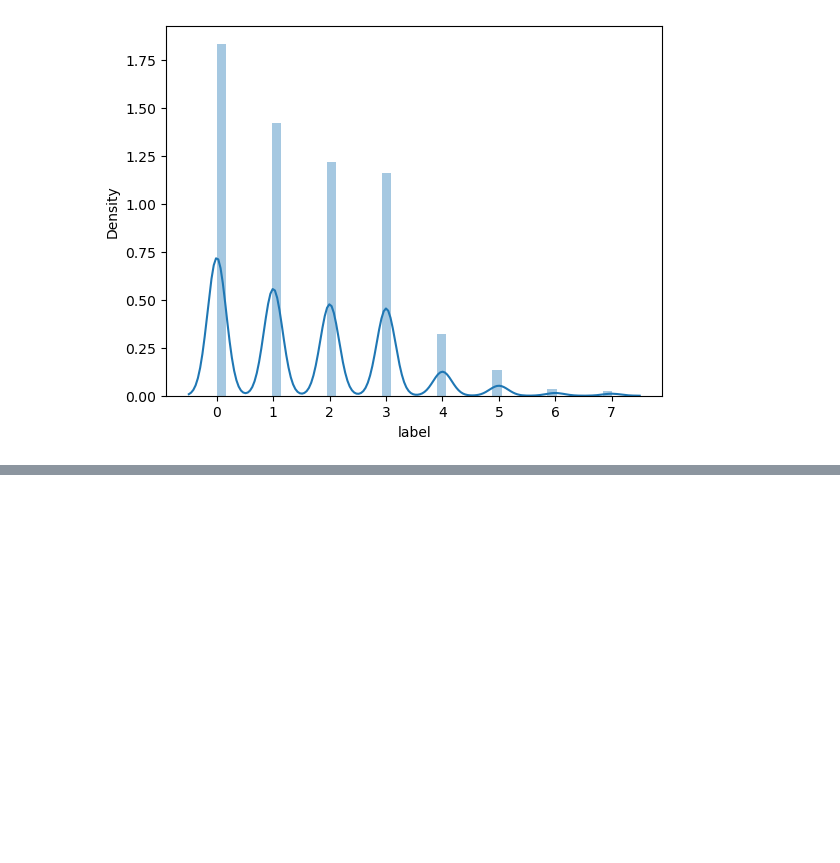
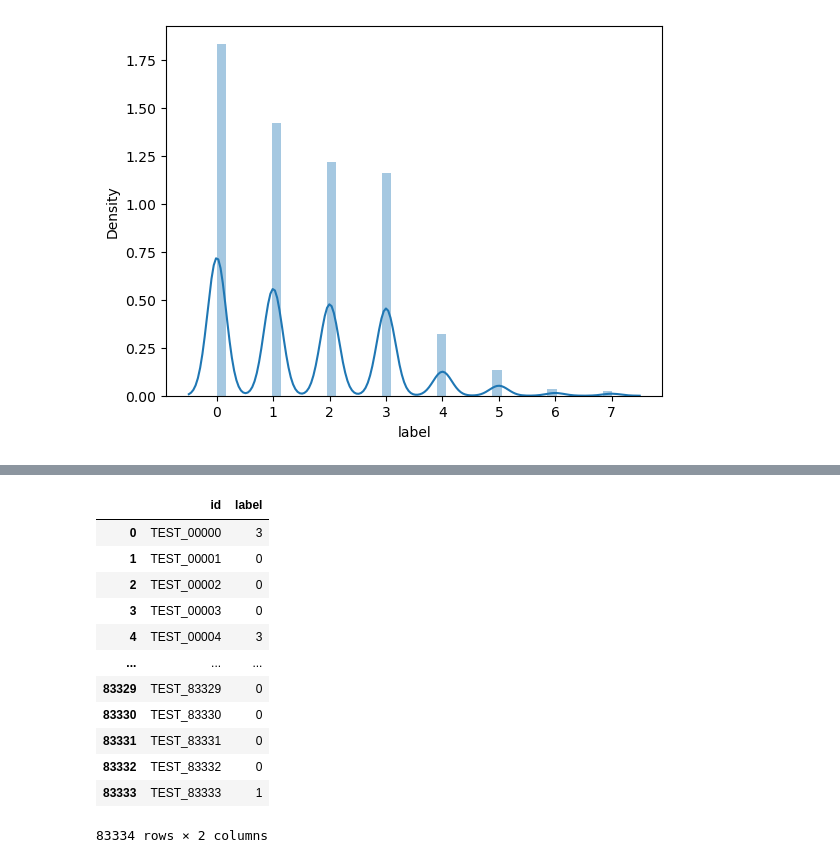
Before and after one commit to jjh0987/MyProject, a Jupyter notebook: pythonProject/dacon/gpt/Untitled.ipynb, the cells around one changed output, grey strips where cells are left out. Saved outputs shown, nothing was run; the diff lists cells and outputs as text; code cells hidden in the pictures; blank space fills up the shorter version.

```diff
--- a/pythonProject/dacon/gpt/Untitled.ipynb
+++ b/pythonProject/dacon/gpt/Untitled.ipynb
@@ -210 +286,17 @@ Validation F1 score: 0.8683726361288633
+# %%
+pd.read_csv('./submission.csv')
+# %% [output]
+|  | id | label |
+| 0 | TEST_00000 | 3 |
+| 1 | TEST_00001 | 0 |
+| 2 | TEST_00002 | 0 |
+| 3 | TEST_00003 | 0 |
+| 4 | TEST_00004 | 3 |
+| ... | ... | ... |
+| 83329 | TEST_83329 | 0 |
+| 83330 | TEST_83330 | 0 |
+| 83331 | TEST_83331 | 0 |
+| 83332 | TEST_83332 | 0 |
+| 83333 | TEST_83333 | 1 |
+83334 rows × 2 columns
 # %%
```
Also changed, not shown: parts of 14 cells of this notebook, 9 other files.
